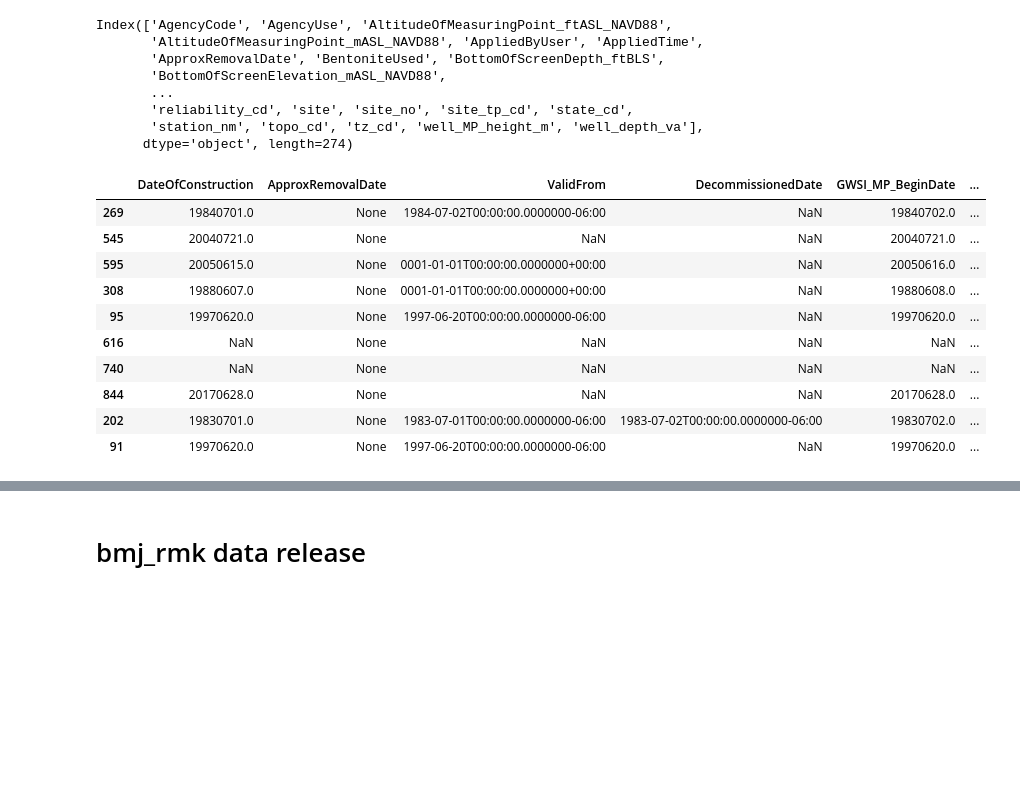
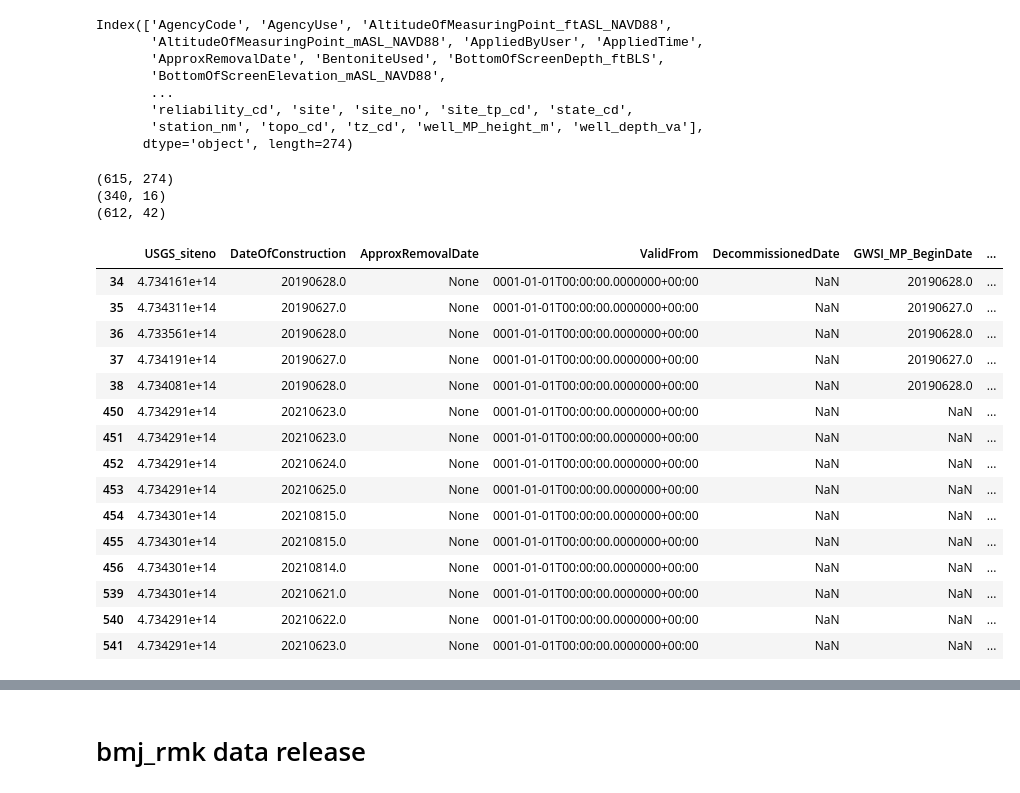
Before and after one commit to BojanMilinic/bemidji, a Jupyter notebook: 02_data_convergence.ipynb, the cells around one changed output, grey strips where cells are left out. Drawn from its saved outputs; the diff is of its cells as text; code cells hidden in the pictures; blank space fills up the shorter version.

Commit message:
Added testing to see if data aligns

```diff
--- a/02_data_convergence.ipynb
+++ b/02_data_convergence.ipynb
@@ -37,7 +37,8 @@ dfbmj3 = pd.read_csv(r'data_inputs/gwsi_old/bmj3_fromPy.csv')
 dfrmk = pd.read_csv(r'data_inputs/gwsi_old/bmj_rmk_fromPy.csv')
 
 # from aquarius and MLR (not currently used)
-dfaq = pd.read_csv(r'data_inputs/aquarius/Referencepoints_fromPy.csv')
+#dfaq = pd.read_csv(r'data_inputs/aquarius/Referencepoints_fromPy.csv')
+dfaq = pd.read_csv(r'data_inputs/aquarius/Referencepoints_updatedMP_fromPy.csv')
 dfmlr = pd.read_csv(r'data_inputs/MLR/MLR_fromPy.csv')
 # %% [markdown]
 # Import data from Microsoft Access Using PYODBC
@@ -496,14 +506,29 @@ tblWells3['well_MP_height_m'] = tblWells3['Elevation'].where(tblWells3['Elevatio
+# %%
+print(tblWells3.shape)
+print(dfaq.shape)
+print(dfmlr.shape)
+# %% [output]
+(615, 274)
+(340, 16)
+(612, 42)
 # %%
-tblWells3[['DateOfConstruction','ApproxRemovalDate','ValidFrom','DecommissionedDate', 'GWSI_MP_BeginDate', 'GWSI_MP_EndDate']].sample(10)
+tblWells3[['USGS_siteno','DateOfConstruction','ApproxRemovalDate','ValidFrom','DecommissionedDate', 'GWSI_MP_BeginDate', 'GWSI_MP_EndDate']].sample(10)
-# %% [output]
-|  | DateOfConstruction | ApproxRemovalDate | ValidFrom | DecommissionedDate | GWSI_MP_BeginDate | ... |
-| 269 | 19840701.0 | None | 1984-07-02T00:00:00.0000000-06:00 | NaN | 19840702.0 | ... |
-| 545 | 20040721.0 | None | NaN | NaN | 20040721.0 | ... |
-| 595 | 20050615.0 | None | 0001-01-01T00:00:00.0000000+00:00 | NaN | 20050616.0 | ... |
-| 308 | 19880607.0 | None | 0001-01-01T00:00:00.0000000+00:00 | NaN | 19880608.0 | ... |
-| 95 | 19970620.0 | None | 1997-06-20T00:00:00.0000000-06:00 | NaN | 19970620.0 | ... |
-| 616 | NaN | None | NaN | NaN | NaN | ... |
-| 740 | NaN | None | NaN | NaN | NaN | ... |
-| 844 | 20170628.0 | None | NaN | NaN | 20170628.0 | ... |
-| 202 | 19830701.0 | None | 1983-07-01T00:00:00.0000000-06:00 | 1983-07-02T00:00:00.0000000-06:00 | 19830702.0 | ... |
-| 91 | 19970620.0 | None | 1997-06-20T00:00:00.0000000-06:00 | NaN | 19970620.0 | ... |
+# %%
+tblWells3[['USGS_siteno','DateOfConstruction','ApproxRemovalDate','ValidFrom','DecommissionedDate', 'GWSI_MP_BeginDate', 'GWSI_MP_EndDate', 'well_MP_height_m', 'Elevation']].loc[tblWells3['ValidFrom'] == '0001-01-01T00:00:00.0000000+00:00']
+# %% [output]
+|  | USGS_siteno | DateOfConstruction | ApproxRemovalDate | ValidFrom | DecommissionedDate | GWSI_MP_BeginDate | ... |
+| 34 | 4.734161e+14 | 20190628.0 | None | 0001-01-01T00:00:00.0000000+00:00 | NaN | 20190628.0 | ... |
+| 35 | 4.734311e+14 | 20190627.0 | None | 0001-01-01T00:00:00.0000000+00:00 | NaN | 20190627.0 | ... |
+| 36 | 4.733561e+14 | 20190628.0 | None | 0001-01-01T00:00:00.0000000+00:00 | NaN | 20190628.0 | ... |
+| 37 | 4.734191e+14 | 20190627.0 | None | 0001-01-01T00:00:00.0000000+00:00 | NaN | 20190627.0 | ... |
+| 38 | 4.734081e+14 | 20190628.0 | None | 0001-01-01T00:00:00.0000000+00:00 | NaN | 20190628.0 | ... |
+| 450 | 4.734291e+14 | 20210623.0 | None | 0001-01-01T00:00:00.0000000+00:00 | NaN | NaN | ... |
+| 451 | 4.734291e+14 | 20210623.0 | None | 0001-01-01T00:00:00.0000000+00:00 | NaN | NaN | ... |
+| 452 | 4.734291e+14 | 20210624.0 | None | 0001-01-01T00:00:00.0000000+00:00 | NaN | NaN | ... |
+| 453 | 4.734291e+14 | 20210625.0 | None | 0001-01-01T00:00:00.0000000+00:00 | NaN | NaN | ... |
+| 454 | 4.734301e+14 | 20210815.0 | None | 0001-01-01T00:00:00.0000000+00:00 | NaN | NaN | ... |
+| 455 | 4.734301e+14 | 20210815.0 | None | 0001-01-01T00:00:00.0000000+00:00 | NaN | NaN | ... |
+| 456 | 4.734301e+14 | 20210814.0 | None | 0001-01-01T00:00:00.0000000+00:00 | NaN | NaN | ... |
+| 539 | 4.734301e+14 | 20210621.0 | None | 0001-01-01T00:00:00.0000000+00:00 | NaN | NaN | ... |
+| 540 | 4.734291e+14 | 20210622.0 | None | 0001-01-01T00:00:00.0000000+00:00 | NaN | NaN | ... |
+| 541 | 4.734291e+14 | 20210623.0 | None | 0001-01-01T00:00:00.0000000+00:00 | NaN | NaN | ... |
```
Also changed, not shown: parts of 12 cells of this notebook, 1 other file.
